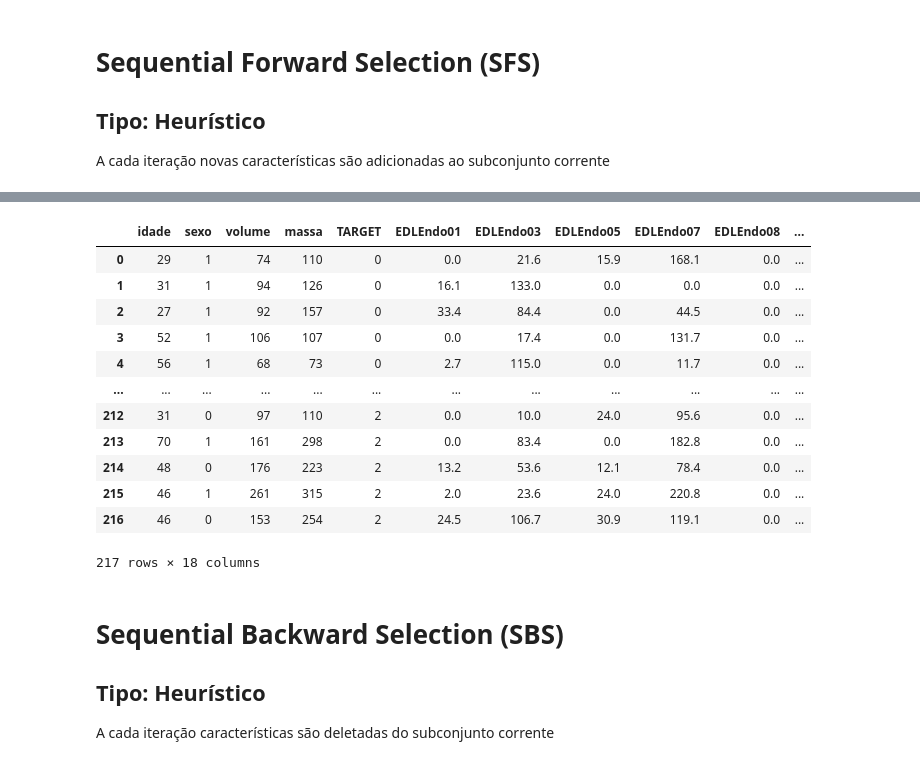
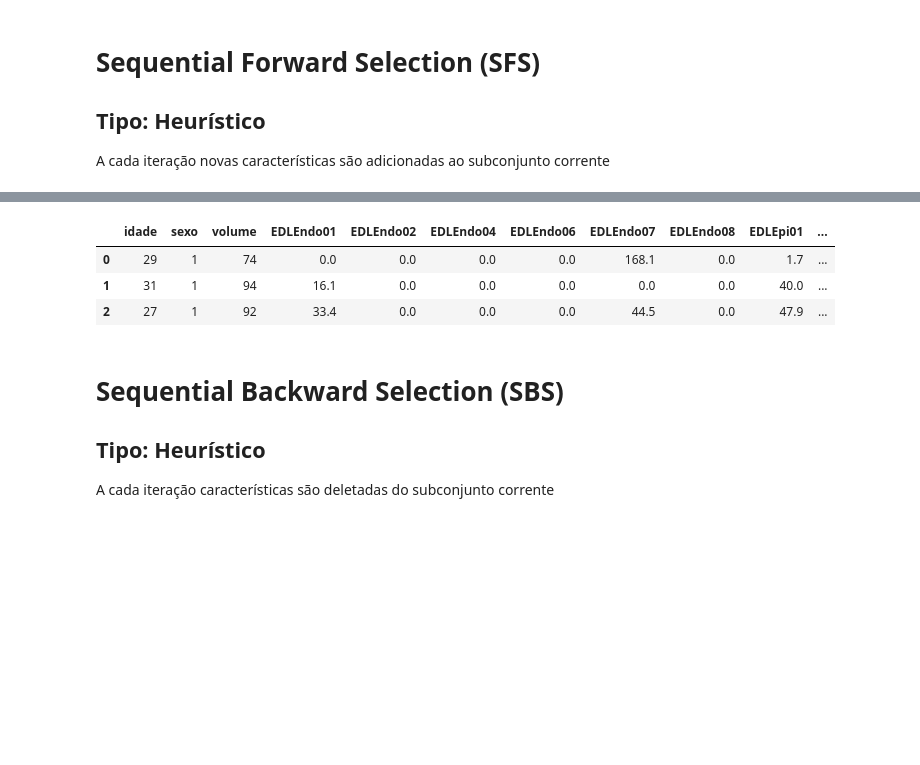
Before and after one commit to diegodedize/Rec_Padroes_PPGI_2020, a Jupyter notebook: NOTEBOOKS/DD_Rec_Padroes_imagens_coronarias.ipynb, the cells around one changed output, grey strips where cells are left out. Saved outputs shown, nothing was run; the diff lists cells and outputs as text; code cells hidden in the pictures; blank space fills up the shorter version.

```diff
--- a/NOTEBOOKS/DD_Rec_Padroes_imagens_coronarias.ipynb
+++ b/NOTEBOOKS/DD_Rec_Padroes_imagens_coronarias.ipynb
@@ -198,0 +236,3 @@ df_final_5.head(3)
+# %%
+pd.set_option('display.max_columns',329)
+df_final_5.head(3)
@@ -217,17 +261,10 @@ pca_1.head(3)
 # %%
 # Separando as fetures por abordagem (define features por abordagem e seta o df da abordagem atual)
 abordagem_1 = pca_1.columns[0:-1]
-#abordagem_2 = ['idade', 'sexo','volume','massa','soma_endo','soma_epi','soma_parede']
+#abordagem_2 = ['idade', 'sexo','volume','massa','HoughEndo','HoughEpi','HoughParede']
 
 ##abordagem 3
-# df_info_pac =  pca_1.iloc[:,:7]
-# df_edlpar =  pca_1.iloc[:,23:]
-# df_abord3 = pd.concat([df_info_pac,df_edlpar],axis=1)
-# abordagem_3 = df_abord3.columns[0:-1]
-
-
-## abordagem 4
-abordagem_4 = ['idade', 'sexo','volume','massa']
+#abordagem_3 = ['idade', 'sexo','volume','massa']
 
 #Utiliza a abordagem para selecionar as features
 abordagem = abordagem_1
@@ -235,6 +272,6 @@ feat = abordagem
 
 colunas = feat
 df_atual = pca_1.loc[:, colunas]
-#df_atual = pd.concat([df_atual,pca_1['TARGET']],axis=1)
+df_atual = pd.concat([df_atual,pca_1['TARGET']],axis=1)
 df_atual.head(3)
 # %% [output]
@@ -398,9 +455,12 @@ feature_importances = pd.DataFrame(model.feature_importances_,
                                     columns=['importance']).sort_values('importance',ascending=False)
 feature_importances
 
-feat_select = feature_importances[feature_importances['importance']>0.02]
+feat_select = feature_importances[feature_importances['importance']>0.01]
 
 
+pd.set_option('display.max_rows',328)
+feature_importances
+
 feat_select
 # %% [output]
 |  | importance |
@@ -479,7 +527,7 @@ from mlxtend.feature_selection import SequentialFeatureSelector as SFS
 from sklearn.neighbors import KNeighborsClassifier
 
 #Método de distancia utilizada
-knn = KNeighborsClassifier(n_neighbors=30)
+knn = KNeighborsClassifier(n_neighbors=15)
 
 
 x = df_atual.drop(['TARGET'],axis=1)
@@ -534,22 +582,13 @@ sfs1.k_feature_names_
  'EDLTotal08')
 # %%
 df_novo_c_target = pd.concat([df_atual.iloc[:,list(sfs1.k_feature_idx_)],df_atual['TARGET']],axis=1)
-df_atual.iloc[:,list(sfs1.k_feature_idx_)]
+df_atual.iloc[:,list(sfs1.k_feature_idx_)].head(3)
 #df_novo_c_target
 # %% [output]
-|  | idade | sexo | volume | massa | TARGET | EDLEndo01 | EDLEndo03 | EDLEndo05 | EDLEndo07 | EDLEndo08 | ... |
-| 0 | 29 | 1 | 74 | 110 | 0 | 0.0 | 21.6 | 15.9 | 168.1 | 0.0 | ... |
-| 1 | 31 | 1 | 94 | 126 | 0 | 16.1 | 133.0 | 0.0 | 0.0 | 0.0 | ... |
-| 2 | 27 | 1 | 92 | 157 | 0 | 33.4 | 84.4 | 0.0 | 44.5 | 0.0 | ... |
-| 3 | 52 | 1 | 106 | 107 | 0 | 0.0 | 17.4 | 0.0 | 131.7 | 0.0 | ... |
-| 4 | 56 | 1 | 68 | 73 | 0 | 2.7 | 115.0 | 0.0 | 11.7 | 0.0 | ... |
-| ... | ... | ... | ... | ... | ... | ... | ... | ... | ... | ... | ... |
-| 212 | 31 | 0 | 97 | 110 | 2 | 0.0 | 10.0 | 24.0 | 95.6 | 0.0 | ... |
-| 213 | 70 | 1 | 161 | 298 | 2 | 0.0 | 83.4 | 0.0 | 182.8 | 0.0 | ... |
-| 214 | 48 | 0 | 176 | 223 | 2 | 13.2 | 53.6 | 12.1 | 78.4 | 0.0 | ... |
-| 215 | 46 | 1 | 261 | 315 | 2 | 2.0 | 23.6 | 24.0 | 220.8 | 0.0 | ... |
-| 216 | 46 | 0 | 153 | 254 | 2 | 24.5 | 106.7 | 30.9 | 119.1 | 0.0 | ... |
+|  | idade | sexo | volume | EDLEndo01 | EDLEndo02 | EDLEndo04 | EDLEndo06 | EDLEndo07 | EDLEndo08 | EDLEpi01 | ... |
+| 0 | 29 | 1 | 74 | 0.0 | 0.0 | 0.0 | 0.0 | 168.1 | 0.0 | 1.7 | ... |
+| 1 | 31 | 1 | 94 | 16.1 | 0.0 | 0.0 | 0.0 | 0.0 | 0.0 | 40.0 | ... |
+| 2 | 27 | 1 | 92 | 33.4 | 0.0 | 0.0 | 0.0 | 44.5 | 0.0 | 47.9 | ... |
-217 rows × 18 columns
 # %% [markdown]
 # Sequential Backward Selection (SBS)
 ## Tipo: Heurístico
```
Also changed, not shown: parts of 36 cells of this notebook, 1 other file.
